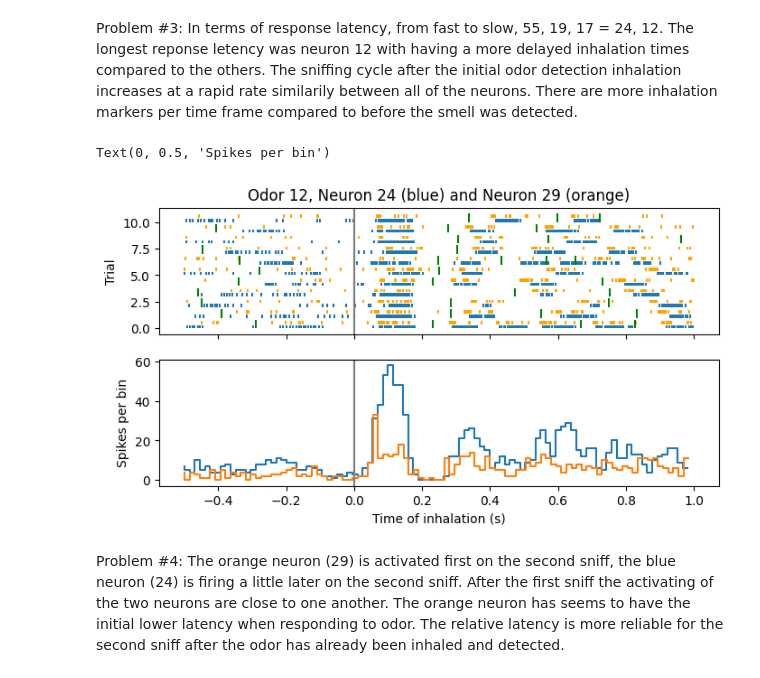
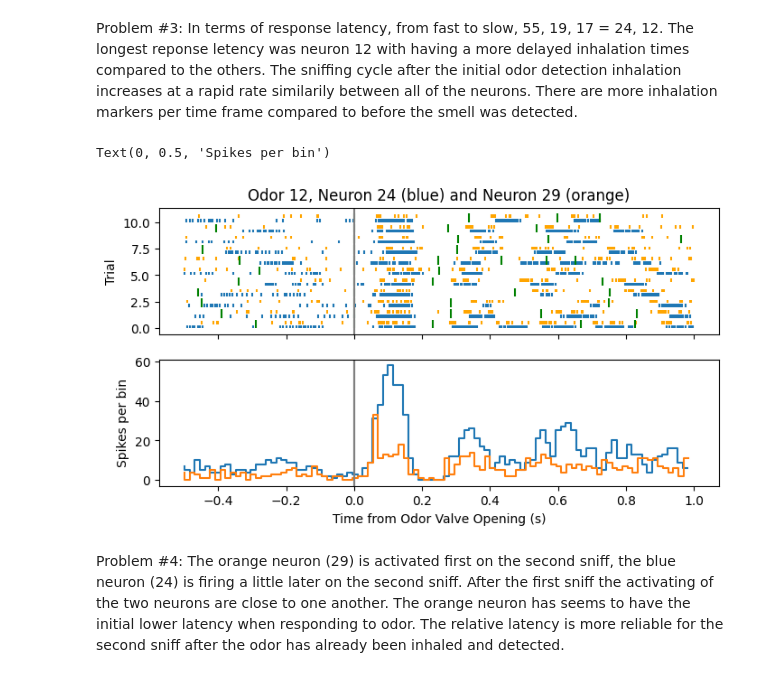
Before and after one commit to msmoleres/ELEC-380, a Jupyter notebook: Homework_1.ipynb, the cells around one changed output. Saved outputs shown, nothing was run; the diff lists cells and outputs as text; code cells hidden in the pictures.

```diff
--- a/Homework_1.ipynb
+++ b/Homework_1.ipynb
@@ -223,34 +223,34 @@ all_relative_spikes2 = []
 
 for trial, ovt in enumerate(odor_inhalation_times[odor]): # "enumerate" takes a list and returns (index, item) for each item in the list
   relative_spikes1 = find_nearby_spikes(spike_times[neuron1], ovt)
   relative_spikes2 = find_nearby_spikes(spike_times[neuron2], ovt)
   all_relative_spikes1.append(relative_spikes1)
   all_relative_spikes2.append(relative_spikes2)
   plot_ticks(relative_spikes1, trial, height = 0.3, ax=ax[0])
   plot_ticks(relative_spikes2, trial+0.4, height = 0.3, ax=ax[0], color = 'orange') #switch color to orange for viewing purposes.
 
   relative_breaths = find_nearby_spikes(inhalation_times, ovt) # find inhalation times that happen within our trial window
   plot_ticks(relative_breaths, trial, ax=ax[0], colors='green')
 
 ax[0].set_title('Odor 12, Neuron 24 (blue) and Neuron 29 (orange)', size = 12)
 ax[0].axvline(0, color='gray')
 ax[0].set_ylabel('Trial')
 
 all_relative_spikes1 = np.hstack(all_relative_spikes1) # convert a list of numpy arrays by stacking them end to end
 hist, edges = np.histogram(all_relative_spikes1,100) # calculate a histogram of our spiking data
 ax[1].step(edges[:-1], hist) # plot it on the second axis, using the left end of the bin as the edges of steps
 ax[1].axvline(0, color='gray')
 
 all_relative_spikes2 = np.hstack(all_relative_spikes2)
 hist, edges = np.histogram(all_relative_spikes2,100)
 ax[1].step(edges[:-1], hist)
 ax[1].axvline(0, color='gray')
 
 
-ax[1].set_xlabel('Time of inhalation (s)')
+ax[1].set_xlabel('Time from Odor Valve Opening (s)')
 ax[1].set_ylabel('Spikes per bin')
 # %% [output]
 Text(0, 0.5, 'Spikes per bin')
-[figure, old version]
+[figure, new version]
 # %% [markdown]
 Problem #4: The orange neuron (29) is activated first on the second sniff, the blue neuron (24) is firing a little later on the second sniff. After the first sniff the activating of the two neurons are close to one another. The orange neuron has seems to have the initial lower latency when responding to odor. The relative latency is more reliable for the second sniff after the odor has already been inhaled and detected.
```
Also changed, not shown: parts of 1 cell of this notebook.
